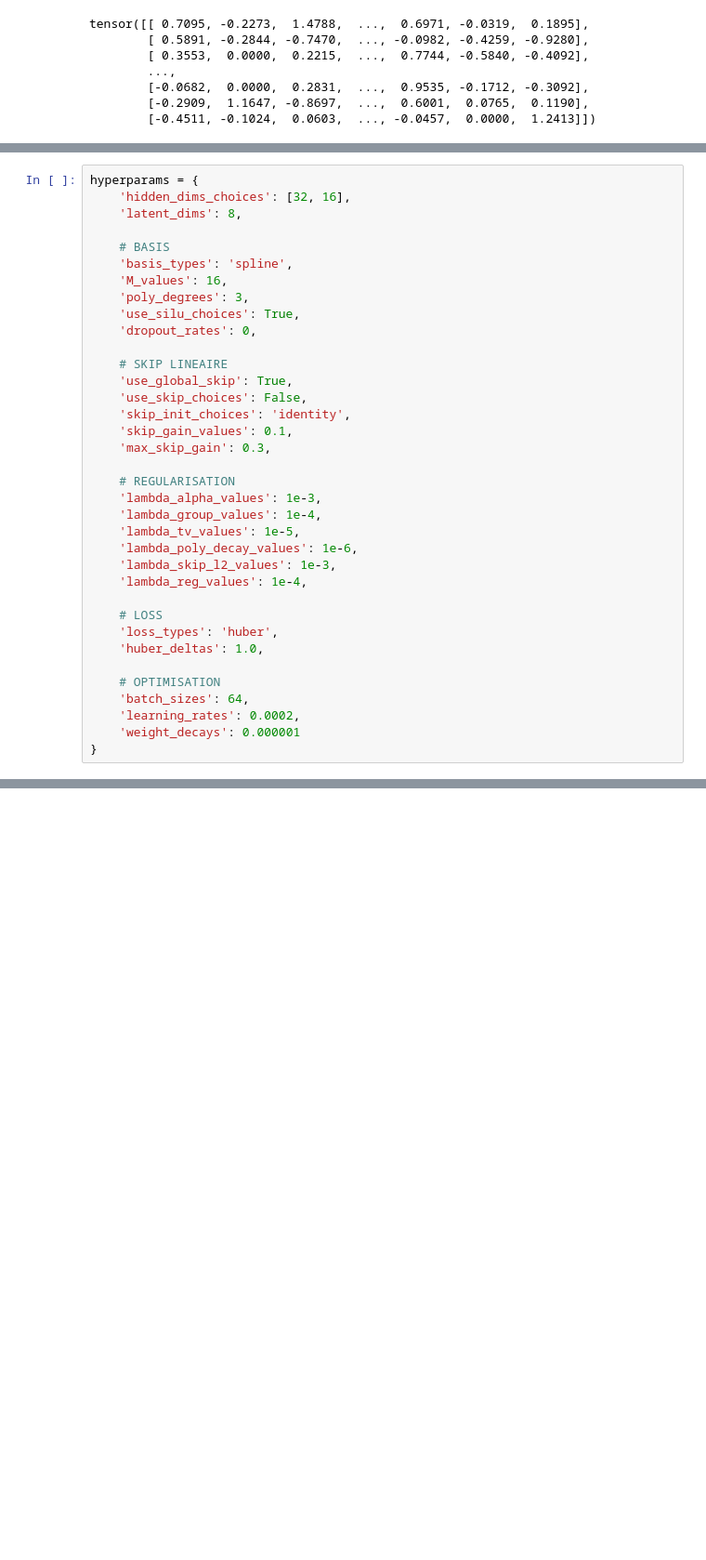
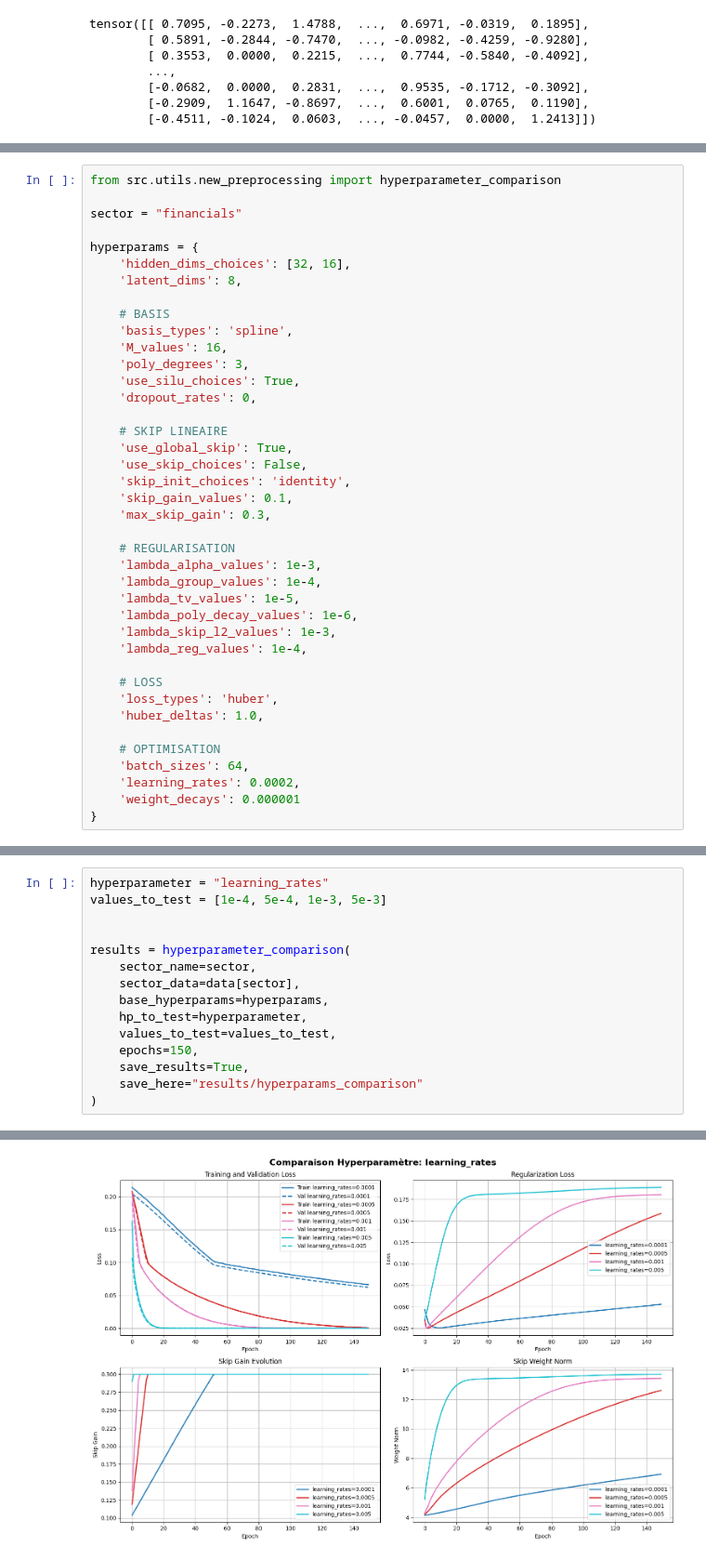
Before and after one commit to etiennechatreaux/DimRed-KAN-Finance, a Jupyter notebook: 06_kan_with_skip.ipynb, the cells around one changed output, grey strips where cells are left out. Shown at 93% size. Saved outputs shown, nothing was run; the diff lists cells and outputs as text; blank space fills up the shorter version.

Commit message:
Hyperparameters comparison (functions + training)

```diff
--- a/06_kan_with_skip.ipynb
+++ b/06_kan_with_skip.ipynb
@@ -333,4 +97,8 @@ def simple_train_kan(sector_name, sector_data, hyperparams, epochs=100, save_res
 # %%
+from src.utils.new_preprocessing import hyperparameter_comparison
+
+sector = "financials"
+
 hyperparams = {
     'hidden_dims_choices': [32, 16],
     'latent_dims': 8,
@@ -368,0 +158,16 @@ hyperparams = {
+# %%
+hyperparameter = "learning_rates"
+values_to_test = [1e-4, 5e-4, 1e-3, 5e-3]
+
+
+results = hyperparameter_comparison(
+    sector_name=sector,
+    sector_data=data[sector],
+    base_hyperparams=hyperparams,
+    hp_to_test=hyperparameter,
+    values_to_test=values_to_test,
+    epochs=150,
+    save_results=True,
+    save_here="results/hyperparams_comparison"
+)
+# %% [output]
@@ -368,0 +191 @@ hyperparams = {
+[figure, added]
```
Also changed, not shown: parts of 25 cells of this notebook, 37 other files.
